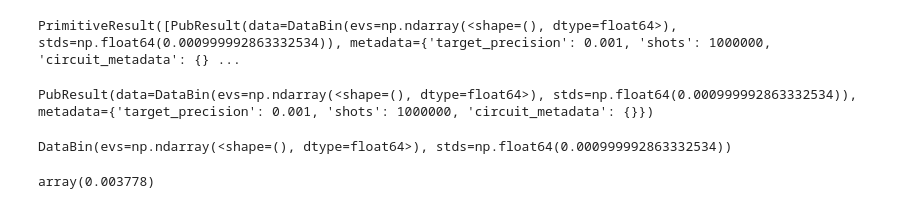
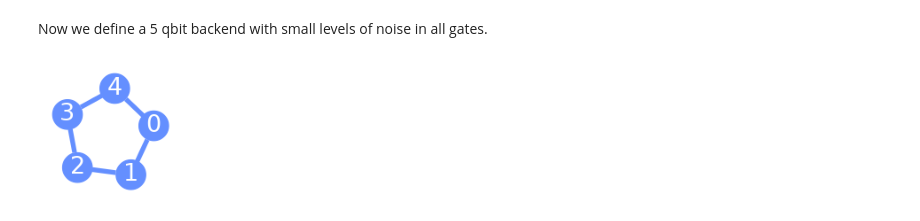
Before and after one commit to gnietof/Quantum, a Jupyter notebook: noisy.ipynb, the cells around one changed output. Cells and saved outputs as stored; diff of their text form; code cells hidden in the pictures.

Commit message:
Noisy

```diff
--- a/noisy.ipynb
+++ b/noisy.ipynb
@@ -73,19 +73,7 @@ qct.draw('mpl')
-# %%
-job = estimator.run([(qct, obs)], precision=0.001)
-
-result = job.result()
-print(result)
-# %% [output]
-PrimitiveResult([PubResult(data=DataBin(evs=np.ndarray(<shape=(), dtype=float64>), stds=np.float64(0.000999992863332534)), metadata={'target_precision': 0.001, 'shots': 1000000, 'circuit_metadata': {} ...
-# %%
-result[0]
-# %% [output]
-PubResult(data=DataBin(evs=np.ndarray(<shape=(), dtype=float64>), stds=np.float64(0.000999992863332534)), metadata={'target_precision': 0.001, 'shots': 1000000, 'circuit_metadata': {}})
-# %%
-result[0].data
-# %% [output]
-DataBin(evs=np.ndarray(<shape=(), dtype=float64>), stds=np.float64(0.000999992863332534))
-# %%
-result[0].data.evs
-# %% [output]
-array(0.003778)
+# %% [markdown]
+Now we define a 5 qbit backend with small levels of noise in all gates.
+# %%
+backend = MadridBackend(noisy=False,name = 'low error')
+plot_gate_map(backend)
+# %% [output]
+[figure, added]
```
Also changed, not shown: parts of 19 cells of this notebook.
